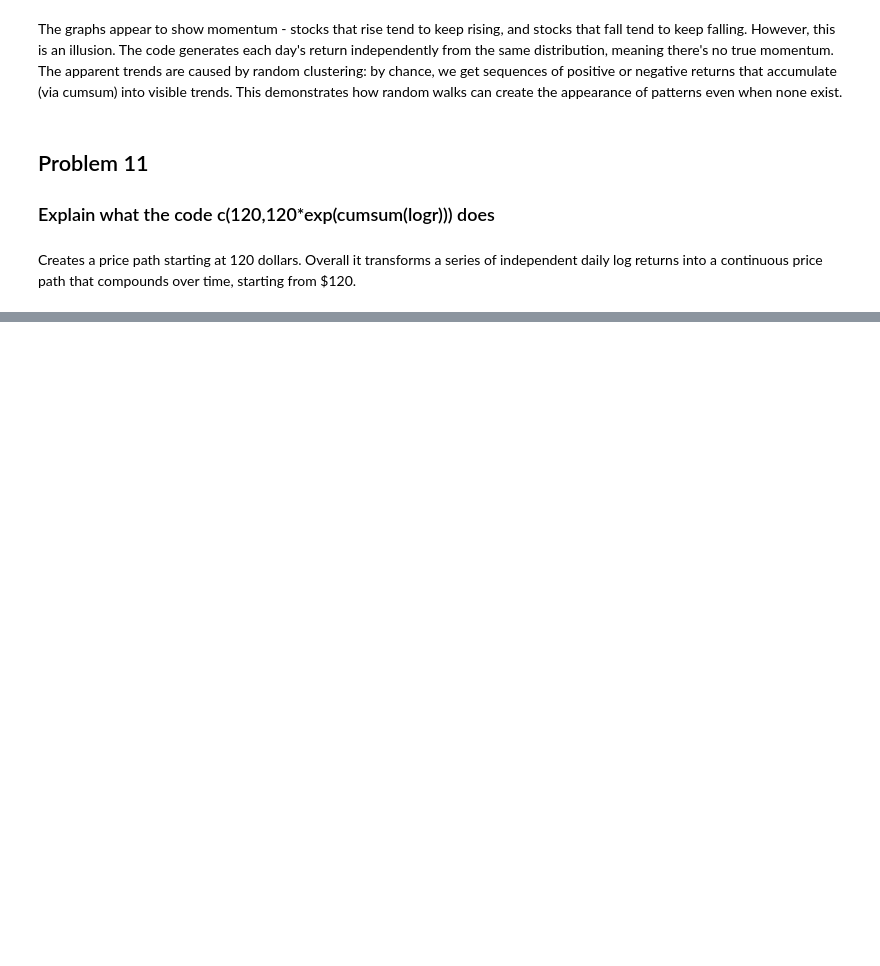
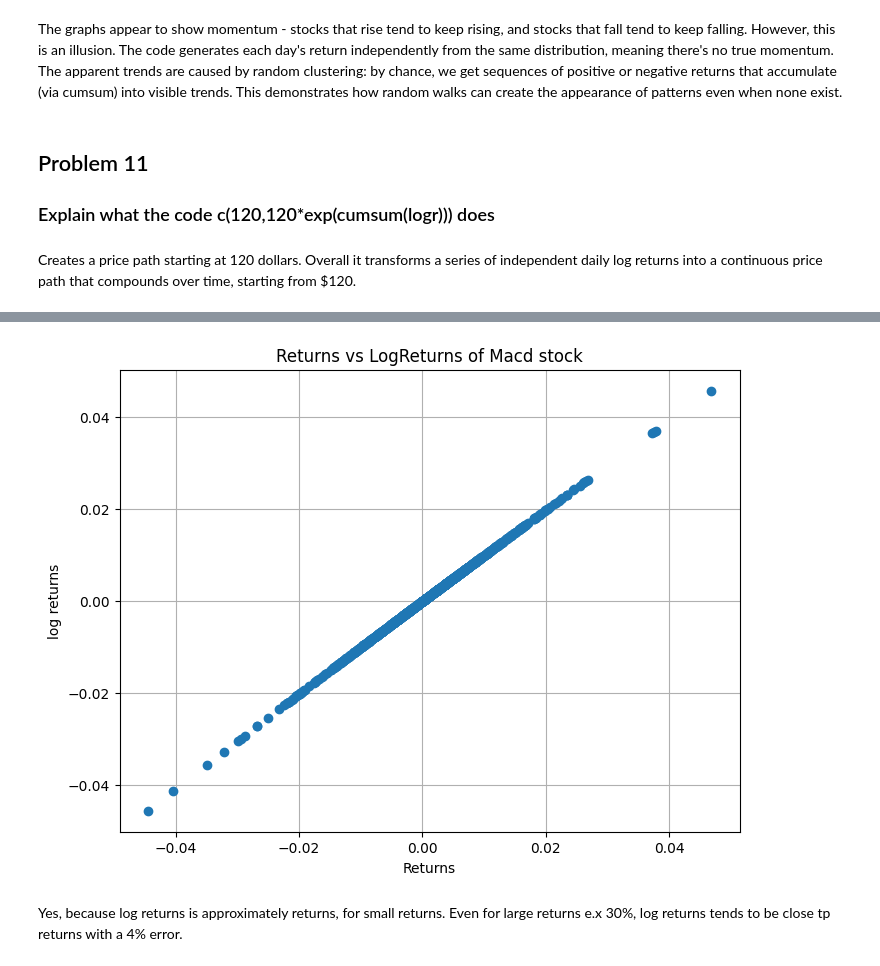
Before and after one commit to Efe-Akpikie/Quant_Finance_Prep, a Jupyter notebook: Statistics_for_finance/Labs/Lab1.ipynb, the cells around one changed output, grey strips where cells are left out. Cells and saved outputs as stored; diff of their text form; code cells hidden in the pictures; blank space fills up the shorter version.

```diff
--- a/Statistics_for_finance/Labs/Lab1.ipynb
+++ b/Statistics_for_finance/Labs/Lab1.ipynb
@@ -268,0 +276,19 @@ data1.head()
+# %%
+# Compute simple returns
+# Return = (P_t - P_{t-1}) / P_{t-1}
+returns = (adjC[1:].values - adjC[:-1].values)/adjC[:-1].values
+np.mean(returns)
+# Compute log returns
+logr = np.log(adjC[1:].values / adjC[:-1].values)
+# Log return = log(P_t / P_{t-1}) = log(P_t) - log(P_{t-1})
+plt.figure(figsize= (8,6))
+plt.plot(returns, logr, 'o')
+plt.title("Returns vs LogReturns of Macd stock")
+plt.xlabel("Returns")
+plt.ylabel("log returns")
+plt.grid(True)
+plt.show()
+# %% [output]
+[figure, added]
+# %% [markdown]
+Yes, because log returns is approximately returns, for small returns. Even for large returns e.x 30%, log returns tends to be close tp returns with a 4% error.
```
Also changed, not shown: parts of 9 cells of this notebook, 6 other files.
